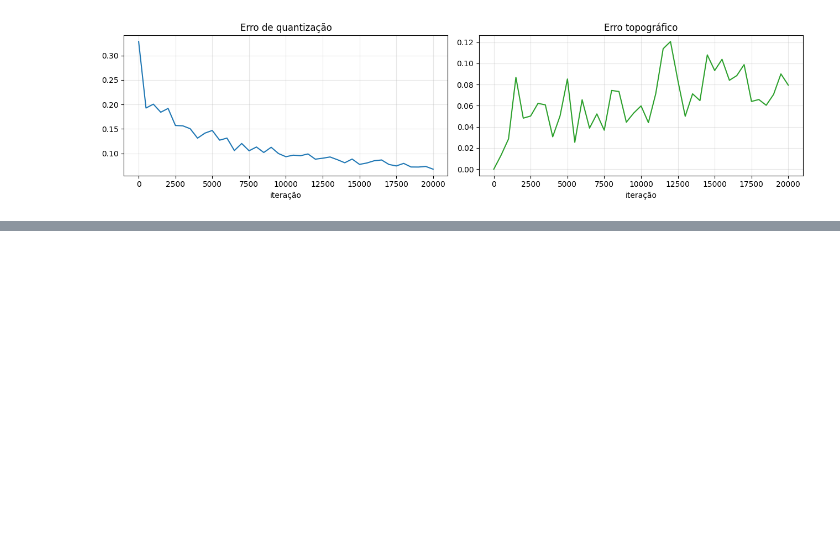
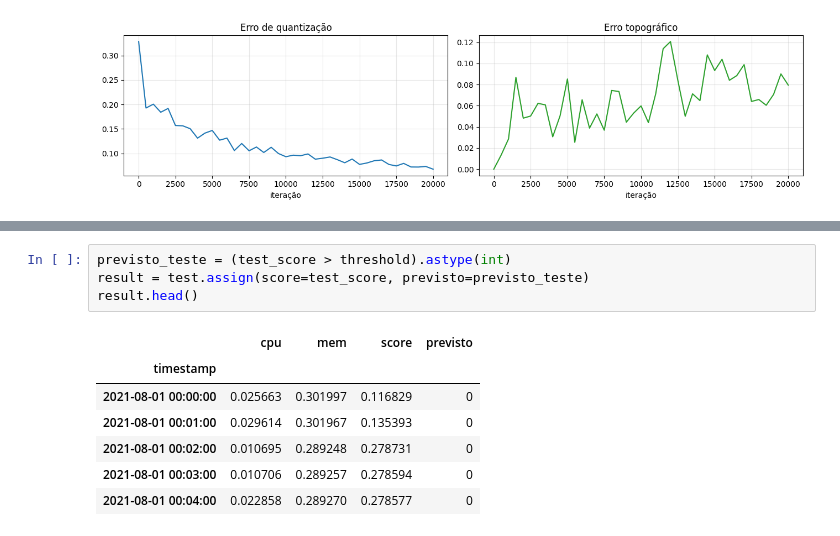
Before and after one commit to JoaoVictorCRP/mestrado-ppgca, a Jupyter notebook: notebooks/som-ad.ipynb, the cells around one changed output, grey strips where cells are left out. Drawn from its saved outputs; the diff is of its cells as text; blank space fills up the shorter version.

```diff
--- a/notebooks/som-ad.ipynb
+++ b/notebooks/som-ad.ipynb
@@ -321,0 +375,12 @@ plt.show()
+# %%
+previsto_teste = (test_score > threshold).astype(int)
+result = test.assign(score=test_score, previsto=previsto_teste)
+result.head()
+# %% [output]
+|  | cpu | mem | score | previsto |
+| timestamp |  |  |  |  |
+| 2021-08-01 00:00:00 | 0.025663 | 0.301997 | 0.116829 | 0 |
+| 2021-08-01 00:01:00 | 0.029614 | 0.301967 | 0.135393 | 0 |
+| 2021-08-01 00:02:00 | 0.010695 | 0.289248 | 0.278731 | 0 |
+| 2021-08-01 00:03:00 | 0.010706 | 0.289257 | 0.278594 | 0 |
+| 2021-08-01 00:04:00 | 0.022858 | 0.289270 | 0.278577 | 0 |
```
Also changed, not shown: parts of 8 cells of this notebook.
